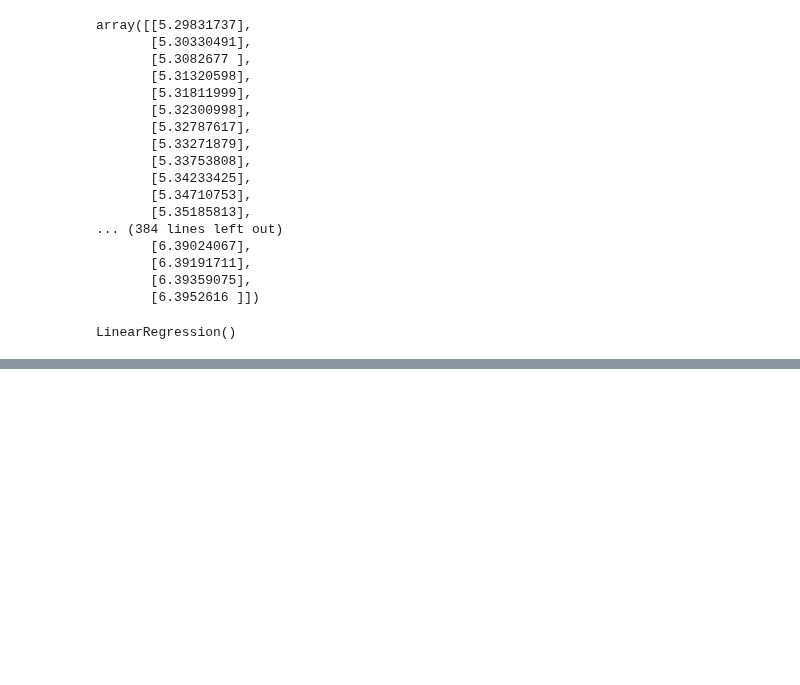
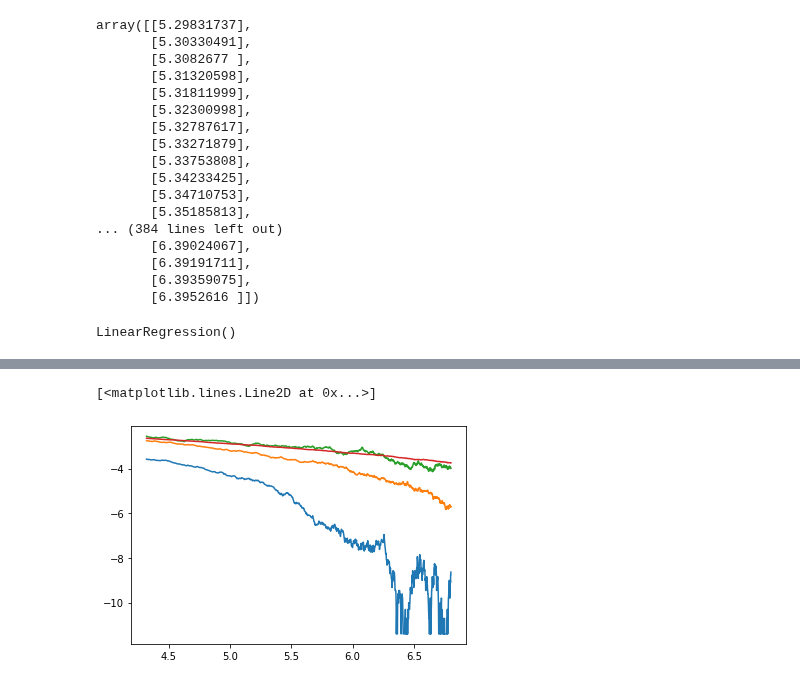
Before and after one commit to xValentim/Predator_Prey_NN, a Jupyter notebook: exponent_beta_nu_z.ipynb, the cells around one changed output, grey strips where cells are left out. Saved outputs shown, nothing was run; the diff lists cells and outputs as text; code cells hidden in the pictures; blank space fills up the shorter version.

```diff
--- a/exponent_beta_nu_z.ipynb
+++ b/exponent_beta_nu_z.ipynb
@@ -86,0 +87,2 @@ plt.plot([5.4, 6.4], [ LR.predict([[5.4]])[0][0], LR.predict([[6.4]])[0][0] ])
+# %%
+data_2 = pd.read_csv(f'results_0_random.csv')
@@ -86,0 +105,8 @@ plt.plot([5.4, 6.4], [ LR.predict([[5.4]])[0][0], LR.predict([[6.4]])[0][0] ])
+# %%
+plt.plot(np.log(data_policy2['time']//100)[75:], np.log(data_policy2['rho'])[75:])
+plt.plot(np.log(data_policy['time']//100)[75:], np.log(data_policy['rho'])[75:])
+plt.plot(np.log(data_2['time']//100)[75:], np.log(data_2['rho'])[75:])
+plt.plot(np.log(data[0]['time']//100)[75:], np.log(data[0]['rho'])[75:])
+# %% [output]
+[<matplotlib.lines.Line2D at 0x...>]
+[figure, added]
```
Also changed, not shown: parts of 53 cells of this notebook, 47 other files.
